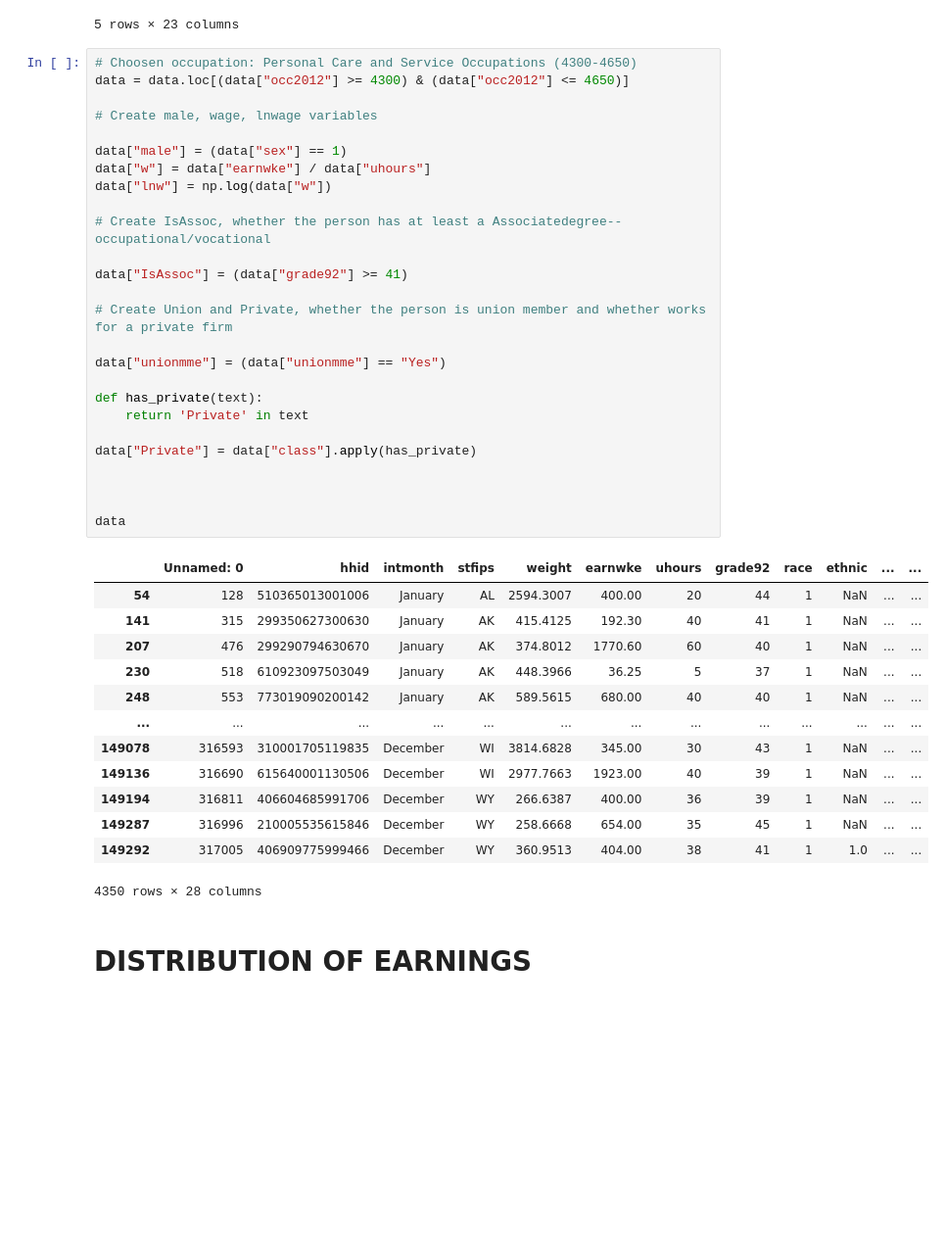
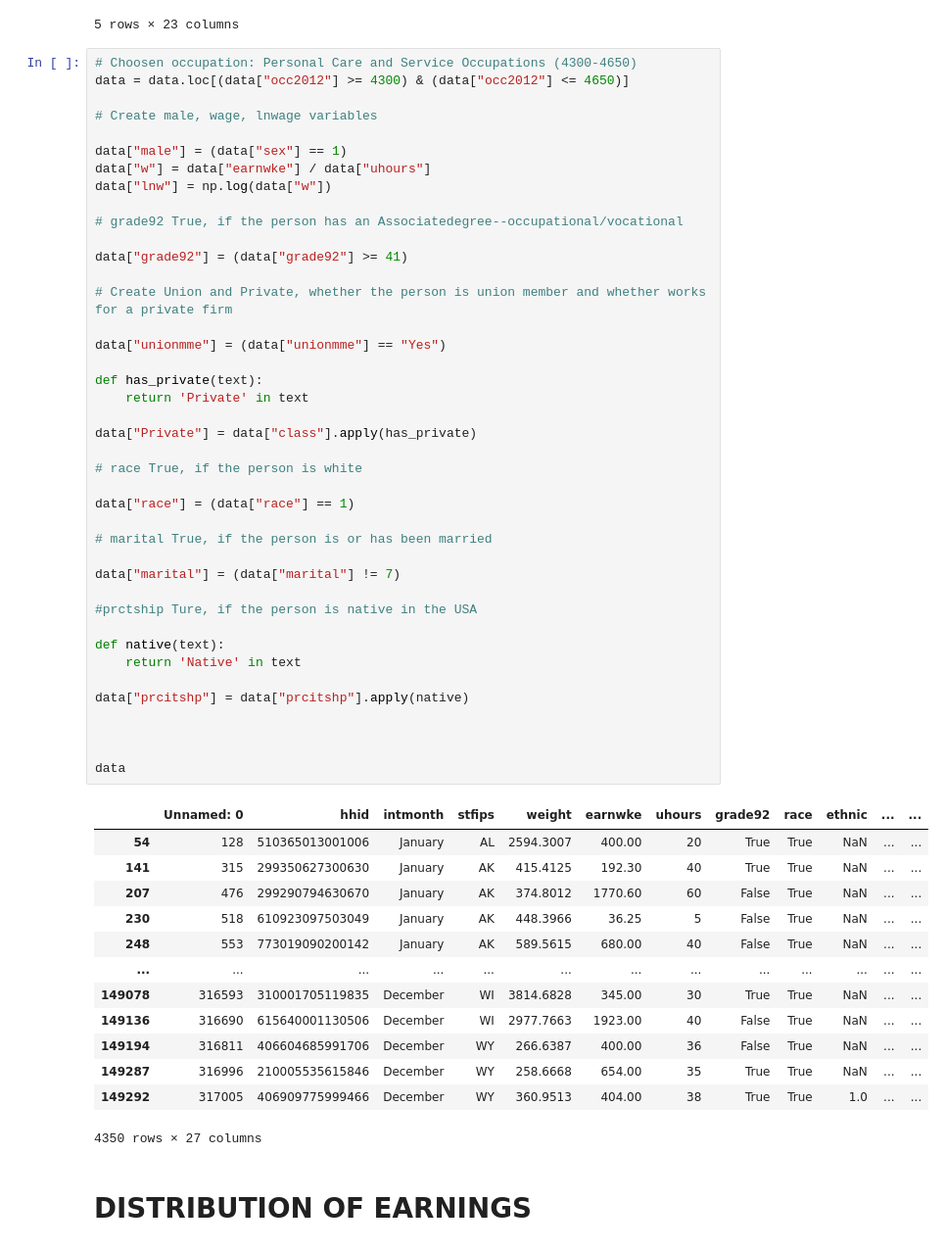
Before and after one commit to 00Dabide/DA3-Assignment-1, a Jupyter notebook: Assignment-1.ipynb, the cells around one changed output. Shown at 98% size. Saved outputs shown, nothing was run; the diff lists cells and outputs as text; blank space fills up the shorter version.

```diff
--- a/Assignment-1.ipynb
+++ b/Assignment-1.ipynb
@@ -45,43 +45,58 @@ data.head()
 # %%
 # Choosen occupation: Personal Care and Service Occupations (4300-4650)
 data = data.loc[(data["occ2012"] >= 4300) & (data["occ2012"] <= 4650)]
 
 # Create male, wage, lnwage variables
 
 data["male"] = (data["sex"] == 1)
 data["w"] = data["earnwke"] / data["uhours"]
 data["lnw"] = np.log(data["w"])
 
-# Create IsAssoc, whether the person has at least a Associatedegree--occupational/vocational
+# grade92 True, if the person has an Associatedegree--occupational/vocational
 
-data["IsAssoc"] = (data["grade92"] >= 41)
+data["grade92"] = (data["grade92"] >= 41)
 
 # Create Union and Private, whether the person is union member and whether works for a private firm
 
 data["unionmme"] = (data["unionmme"] == "Yes")
 
 def has_private(text):
     return 'Private' in text
 
 data["Private"] = data["class"].apply(has_private)
 
+# race True, if the person is white
+
+data["race"] = (data["race"] == 1)
+
+# marital True, if the person is or has been married
+
+data["marital"] = (data["marital"] != 7)
+
+#prctship Ture, if the person is native in the USA
+
+def native(text):
+    return 'Native' in text
+
+data["prcitshp"] = data["prcitshp"].apply(native)
+
 
 
 data
 # %% [output]
 |  | Unnamed: 0 | hhid | intmonth | stfips | weight | earnwke | uhours | grade92 | race | ethnic | ... | ... |
-| 54 | 128 | 510365013001006 | January | AL | 2594.3007 | 400.00 | 20 | 44 | 1 | NaN | ... | ... |
-| 141 | 315 | 299350627300630 | January | AK | 415.4125 | 192.30 | 40 | 41 | 1 | NaN | ... | ... |
-| 207 | 476 | 299290794630670 | January | AK | 374.8012 | 1770.60 | 60 | 40 | 1 | NaN | ... | ... |
-| 230 | 518 | 610923097503049 | January | AK | 448.3966 | 36.25 | 5 | 37 | 1 | NaN | ... | ... |
-| 248 | 553 | 773019090200142 | January | AK | 589.5615 | 680.00 | 40 | 40 | 1 | NaN | ... | ... |
+| 54 | 128 | 510365013001006 | January | AL | 2594.3007 | 400.00 | 20 | True | True | NaN | ... | ... |
+| 141 | 315 | 299350627300630 | January | AK | 415.4125 | 192.30 | 40 | True | True | NaN | ... | ... |
+| 207 | 476 | 299290794630670 | January | AK | 374.8012 | 1770.60 | 60 | False | True | NaN | ... | ... |
+| 230 | 518 | 610923097503049 | January | AK | 448.3966 | 36.25 | 5 | False | True | NaN | ... | ... |
+| 248 | 553 | 773019090200142 | January | AK | 589.5615 | 680.00 | 40 | False | True | NaN | ... | ... |
 | ... | ... | ... | ... | ... | ... | ... | ... | ... | ... | ... | ... | ... |
-| 149078 | 316593 | 310001705119835 | December | WI | 3814.6828 | 345.00 | 30 | 43 | 1 | NaN | ... | ... |
-| 149136 | 316690 | 615640001130506 | December | WI | 2977.7663 | 1923.00 | 40 | 39 | 1 | NaN | ... | ... |
-| 149194 | 316811 | 406604685991706 | December | WY | 266.6387 | 400.00 | 36 | 39 | 1 | NaN | ... | ... |
-| 149287 | 316996 | 210005535615846 | December | WY | 258.6668 | 654.00 | 35 | 45 | 1 | NaN | ... | ... |
-| 149292 | 317005 | 406909775999466 | December | WY | 360.9513 | 404.00 | 38 | 41 | 1 | 1.0 | ... | ... |
+| 149078 | 316593 | 310001705119835 | December | WI | 3814.6828 | 345.00 | 30 | True | True | NaN | ... | ... |
+| 149136 | 316690 | 615640001130506 | December | WI | 2977.7663 | 1923.00 | 40 | False | True | NaN | ... | ... |
+| 149194 | 316811 | 406604685991706 | December | WY | 266.6387 | 400.00 | 36 | False | True | NaN | ... | ... |
+| 149287 | 316996 | 210005535615846 | December | WY | 258.6668 | 654.00 | 35 | True | True | NaN | ... | ... |
+| 149292 | 317005 | 406909775999466 | December | WY | 360.9513 | 404.00 | 38 | True | True | 1.0 | ... | ... |
-4350 rows × 28 columns
+4350 rows × 27 columns
 # %% [markdown]
 # DISTRIBUTION OF EARNINGS
 # %%
```
Also changed, not shown: parts of 4 cells of this notebook, 1 other file.
